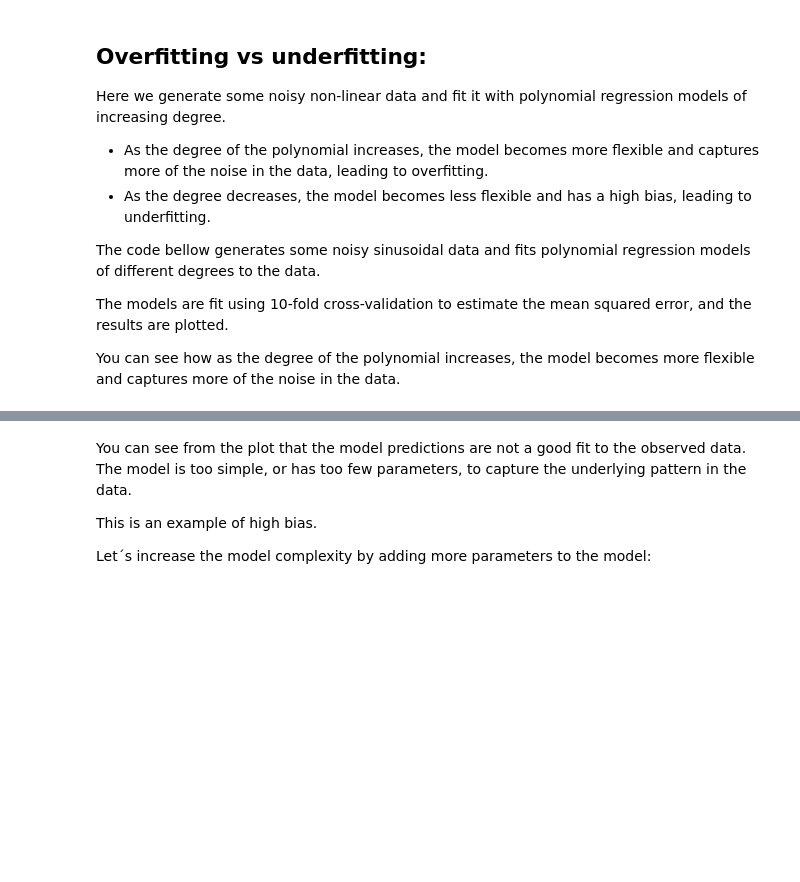
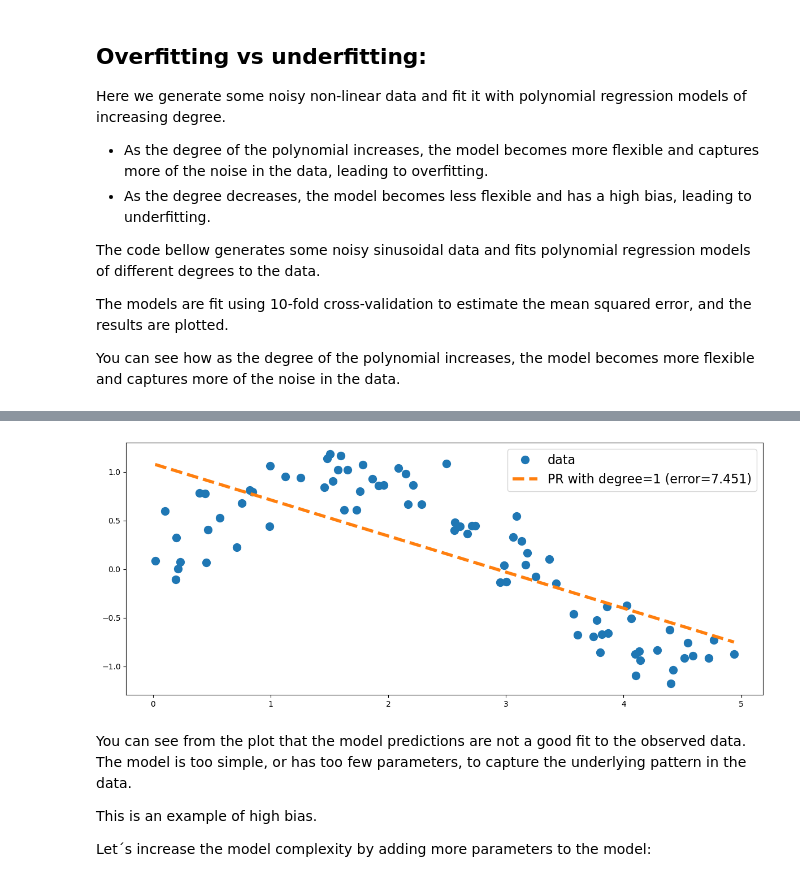
Before and after one commit to wegard/predictive-modelling-with-machine-learning, a Jupyter notebook: notebooks/09_Bias_variance_tradeoff.ipynb, the cells around one changed output, grey strips where cells are left out. Cells and saved outputs as stored; diff of their text form; code cells hidden in the pictures; blank space fills up the shorter version.

```diff
--- a/notebooks/09_Bias_variance_tradeoff.ipynb
+++ b/notebooks/09_Bias_variance_tradeoff.ipynb
@@ -65,8 +68,11 @@ def polynomial_regression(degree, cv=10):
 # %%
 # Fit polynomial regression models of degree 1
 
 polynomial_regression(1)
-plt.savefig('../tex/figures/bias_variance_tradeoff_1.png')
+plt.tight_layout()
+#plt.savefig('bias_variance_tradeoff_1.png')
+# %% [output]
+[figure, added]
 # %% [markdown]
 You can see from the plot that the model predictions are not a good fit to the observed data.
 The model is too simple, or has too few parameters, to capture the underlying pattern in the data.
```
Also changed, not shown: parts of 6 cells of this notebook, 3 other files.
